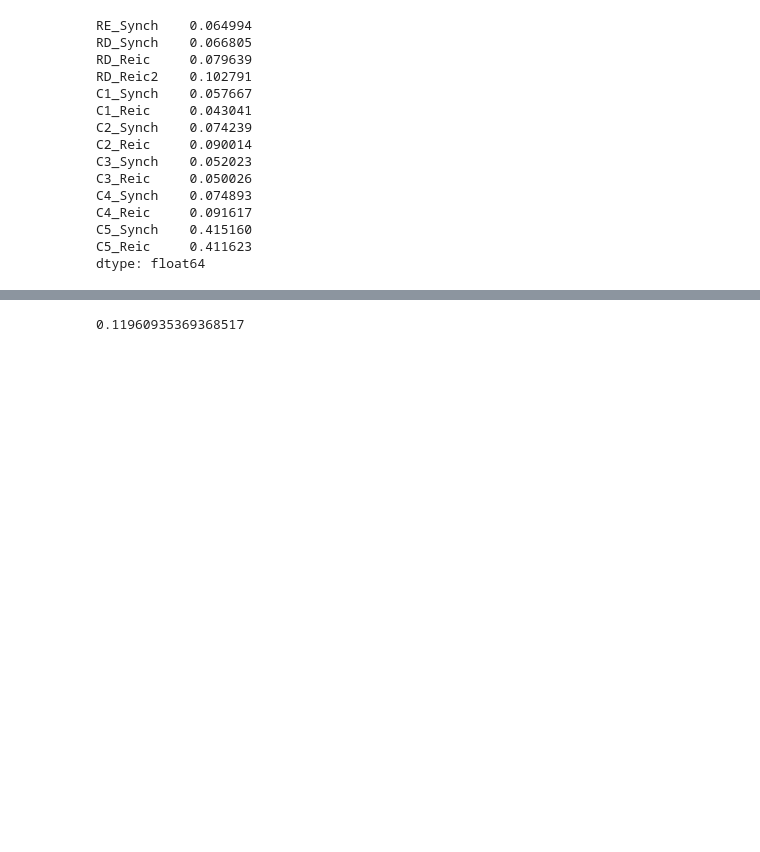
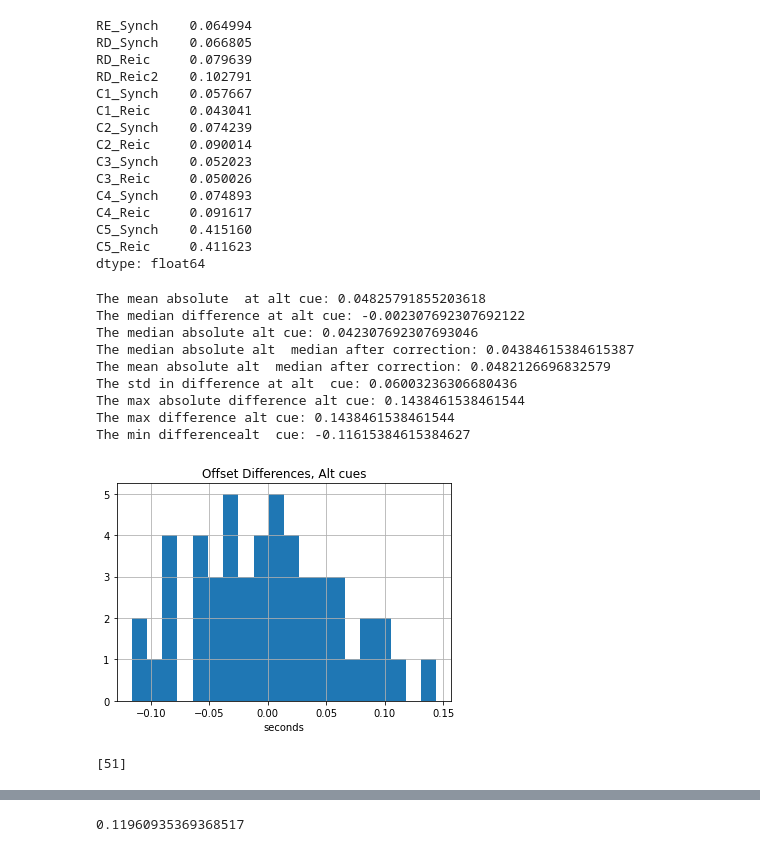
Before and after one commit to finn42/BiC_Initial_Analysis, a Jupyter notebook: Alignment described.ipynb, the cells around one changed output, grey strips where cells are left out. Cells and saved outputs as stored; diff of their text form; code cells hidden in the pictures; blank space fills up the shorter version.

```diff
--- a/Alignment described.ipynb
+++ b/Alignment described.ipynb
@@ -58,3 +55,10 @@ cutlogs_ax3 = pd.read_csv('./out_data/AX3_CUTLOGS.csv')
+# %%
+cutlogs_eq = pd.read_csv('./out_data/EQIVITALS_CUTLOGS.csv')
+cutlogs_eq['Cue0_ddt'] = pd.to_datetime(cutlogs_eq['Cue0_ddt']).dt.tz_convert('UTC')
+cutlogs_eq['Cue1_ddt'] = pd.to_datetime(cutlogs_eq['Cue1_ddt']).dt.tz_convert('UTC')
+cutlogs_ax3 = pd.read_csv('./out_data/AX3_CUTLOGS.csv')
+cutlogs_ax3['Cue0_ddt'] = pd.to_datetime(cutlogs_ax3['Cue0_ddt']).dt.tz_convert('UTC')
+cutlogs_ax3['Cue1_ddt'] = pd.to_datetime(cutlogs_ax3['Cue1_ddt']).dt.tz_convert('UTC')
 # %%
 cutlogs_eq.columns
 # %% [output]
@@ -79,3 +83,5 @@ plt.grid()
 plt.show()
 # %% [output]
 [figure]
+# %%
+cutlogs_sub = cutlogs_eq.loc[cutlogs_eq['Cue1_shift'].notna(),:].copy()
@@ -81,0 +102,6 @@ plt.show()
+# %%
+cutlogs_sub['Cue0_ddt'] = pd.to_datetime(cutlogs_sub['Cue0_ddt']).dt.tz_convert('UTC')
+
+mc = cutlogs_sub['Cue0_ddt'].mean()
+offs = (cutlogs_sub['Cue0_ddt']-mc).dt.total_seconds()
+[offs.std(),offs.abs().max()]
@@ -195,10 +302,10 @@ dev_scalings
 # %% [markdown]
 ## AX3s
 # %%
-cues_aligned = pd.read_csv('RE_RD_AX3s.csv', index_col = 0)
-cues_aligned = pd.concat([cues_aligned,pd.read_csv('C1_C2_AX3s.csv', index_col = 0)],axis=1)
-cues_aligned = pd.concat([cues_aligned,pd.read_csv('C3_C4_AX3s.csv', index_col = 0)],axis=1)
-cues_aligned = pd.concat([cues_aligned,pd.read_csv('C5_AX3s.csv', index_col = 0)],axis=1)
+cues_aligned = pd.read_csv('./filelocs/RE_RD_AX3s.csv', index_col = 0)
+cues_aligned = pd.concat([cues_aligned,pd.read_csv('./filelocs/C1_C2_AX3s.csv', index_col = 0)],axis=1)
+cues_aligned = pd.concat([cues_aligned,pd.read_csv('./filelocs/C3_C4_AX3s.csv', index_col = 0)],axis=1)
+cues_aligned = pd.concat([cues_aligned,pd.read_csv('./filelocs/C5_AX3s.csv', index_col = 0)],axis=1)
 
 for c in cues_aligned.columns:
     cues_aligned[c] = pd.to_datetime(cues_aligned[c])
@@ -241,3 +348,35 @@ C4_Reic     0.091617
 C5_Synch    0.415160
 C5_Reic     0.411623
 dtype: float64
+# %%
+A =np.array(Shiftings.loc[:,['C1_Reic','C2_Synch','C3_Reic','C4_Synch']].values.flatten()).astype(float)
+A: A = A[~np.isnan(A)]
+diff_offs = pd.Series(A)
+print('The mean absolute  at alt cue: ' + str(diff_offs.abs().mean()))
+print('The median difference at alt cue: ' + str(diff_offs.median()))
+print('The median absolute alt cue: ' + str((diff_offs).abs().median()))
+print('The median absolute alt  median after correction: ' + str((diff_offs-diff_offs.median()).abs().median()))
+print('The mean absolute alt  median after correction: ' + str((diff_offs-diff_offs.median()).abs().mean()))
+print('The std in difference at alt  cue: ' + str(diff_offs.std()))
+print('The max absolute difference alt cue: ' + str(diff_offs.abs().max()))
+print('The max difference alt cue: ' + str(diff_offs.max()))
+print('The min differencealt  cue: ' + str(diff_offs.min()))
+
+diff_offs.hist(bins = 20)
+plt.xlabel('seconds',)
+plt.title('Offset Differences, Alt cues')
+plt.show()
+
+print([len(diff_offs)])
+# %% [output]
+The mean absolute  at alt cue: 0.04825791855203618
+The median difference at alt cue: -0.002307692307692122
+The median absolute alt cue: 0.042307692307693046
+The median absolute alt  median after correction: 0.04384615384615387
+The mean absolute alt  median after correction: 0.0482126696832579
+The std in difference at alt  cue: 0.06003236306680436
+The max absolute difference alt cue: 0.1438461538461544
+The max difference alt cue: 0.1438461538461544
+The min differencealt  cue: -0.11615384615384627
+[figure, added]
+[51]
```
Also changed, not shown: parts of 30 cells of this notebook, 5 other files.
